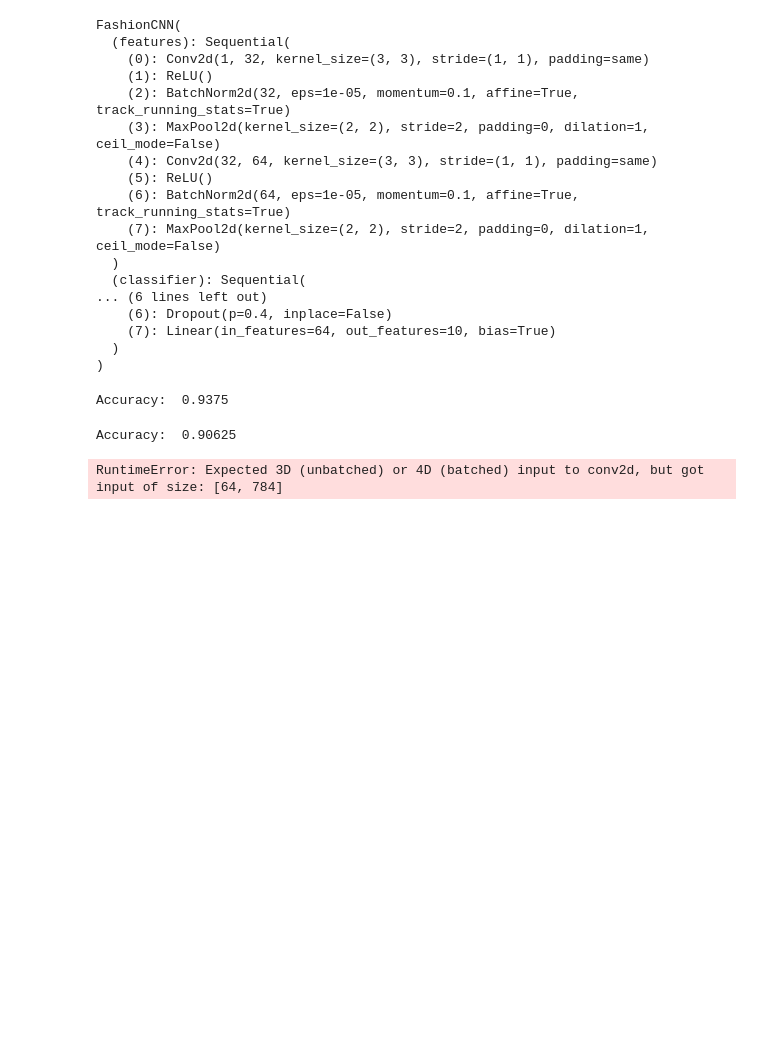
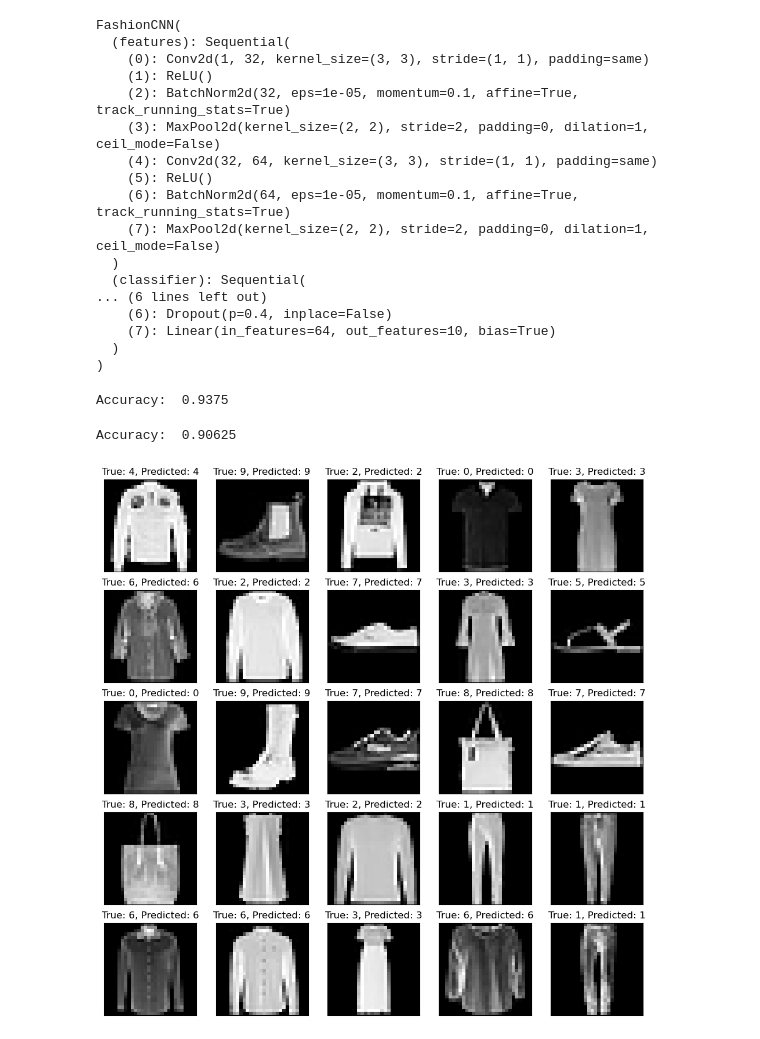
Before and after one commit to RajTejani61/Intern, a Jupyter notebook: Deep Learning/CNN/PyTorch/Fashion_MNIST.ipynb, the cells around one changed output. Saved outputs shown, nothing was run; the diff lists cells and outputs as text; code cells hidden in the pictures; blank space fills up the shorter version.

```diff
--- a/Deep Learning/CNN/PyTorch/Fashion_MNIST.ipynb
+++ b/Deep Learning/CNN/PyTorch/Fashion_MNIST.ipynb
@@ -143,20 +143,21 @@ Accuracy:  0.90625
 # %%
 import matplotlib.pyplot as plt
 
 dataiter = iter(test_loader)
 images, labels = next(dataiter)
-images = images.view(images.size(0), -1)
+images = images.to(device)
+images = images.reshape(-1, 1, 28, 28)  # Reshape to (batch_size, channels, height, width)
 
 with torch.no_grad():
 	output = model(images)
 	predicted = torch.max(output, 1)[1]
 	labels = labels.numpy()
-	predicted = predicted.numpy()
+	predicted = predicted.cpu().numpy()
 
 fig = plt.figure(figsize=(12, 12))
 for i in range(25):
 	ax = fig.add_subplot(5, 5, i+1, xticks=[], yticks=[])
-	ax.imshow(images[i].numpy().reshape(28, 28), cmap='gray')
+	ax.imshow(images[i].cpu().numpy().reshape(28, 28), cmap='gray')
 	ax.set_title("True: {}, Predicted: {}".format(labels[i], predicted[i]))
 # %% [output]
-RuntimeError: Expected 3D (unbatched) or 4D (batched) input to conv2d, but got input of size: [64, 784]
+[figure, added]
```
